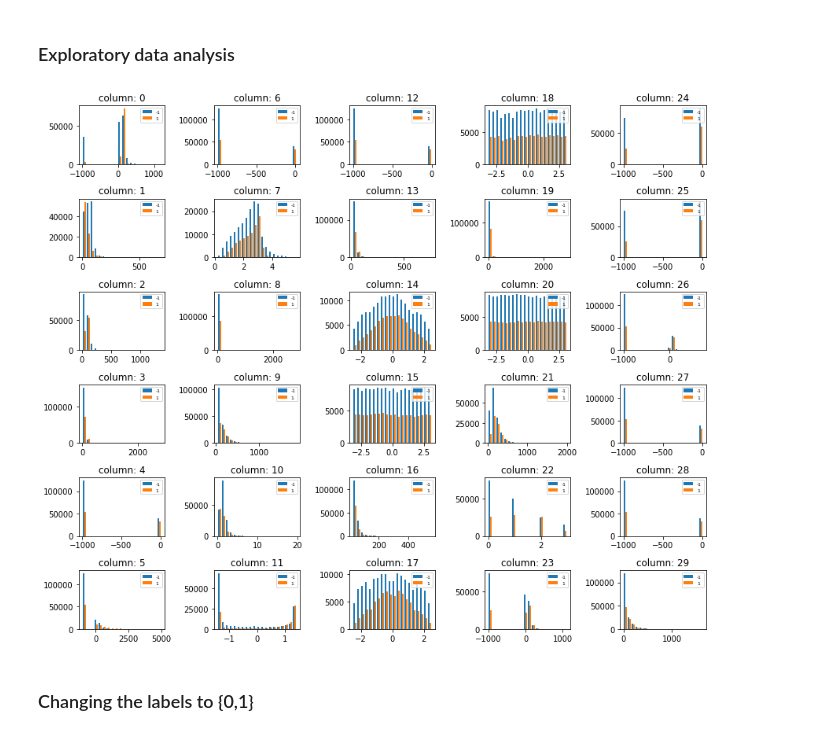
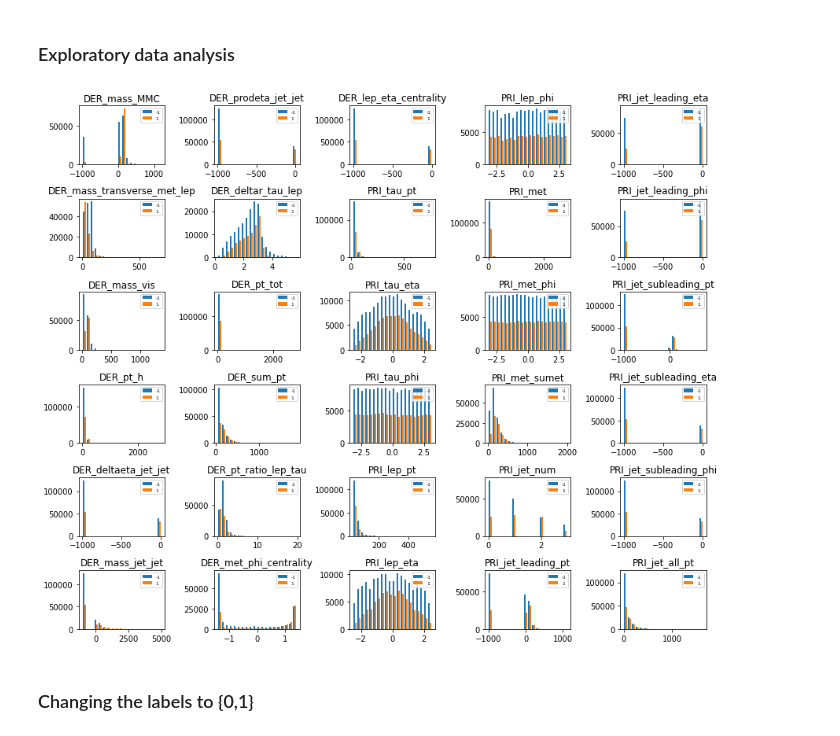
Before and after one commit to federicobetti99/Machine-Learning-P1, a Jupyter notebook: Code/run_regularized_logistic.ipynb, the cells around one changed output. Saved outputs shown, nothing was run; the diff lists cells and outputs as text; code cells hidden in the pictures.

```diff
--- a/Code/run_regularized_logistic.ipynb
+++ b/Code/run_regularized_logistic.ipynb
@@ -25,15 +25,22 @@ minus_one_indeces = np.where(y==-1)[0]
 # %%
 fig, ax = plt.subplots(6,5,figsize= (12,10), sharey = False, sharex = False)
 plt.style.use('seaborn-deep')
+list_of_name_features = ['DER_mass_MMC', 'DER_mass_transverse_met_lep', 'DER_mass_vis', 'DER_pt_h',
+                         'DER_deltaeta_jet_jet', 'DER_mass_jet_jet', 'DER_prodeta_jet_jet', 'DER_deltar_tau_lep',
+                         'DER_pt_tot', 'DER_sum_pt', 'DER_pt_ratio_lep_tau', 'DER_met_phi_centrality', 'DER_lep_eta_centrality',
+                         'PRI_tau_pt', 'PRI_tau_eta', 'PRI_tau_phi', 'PRI_lep_pt', 'PRI_lep_eta', 'PRI_lep_phi', 'PRI_met',
+                         'PRI_met_phi', 'PRI_met_sumet', 'PRI_jet_num' , 'PRI_jet_leading_pt', 'PRI_jet_leading_eta',
+                         'PRI_jet_leading_phi', 'PRI_jet_subleading_pt', 'PRI_jet_subleading_eta', 'PRI_jet_subleading_phi',
+                         'PRI_jet_all_pt']
 for i in range(tX.shape[1]):
     sbplt = ax[i%6, math.floor(i/6)]
     sbplt.hist([tX[minus_one_indeces,i], tX[one_indeces,i]],bins = 20, label = ['-1', '1'])
     sbplt.legend(loc='upper right', prop={'size': 6})
-    sbplt.set_title('column: {}'.format(i))
+    sbplt.set_title('{}'.format(list_of_name_features[i]))
 
 fig.tight_layout()
 # %% [output]
-[figure, old version]
+[figure, new version]
 # %% [markdown]
 ### Changing the labels to {0,1}
 # %%
```
Also changed, not shown: parts of 6 cells of this notebook, 7 other files.
